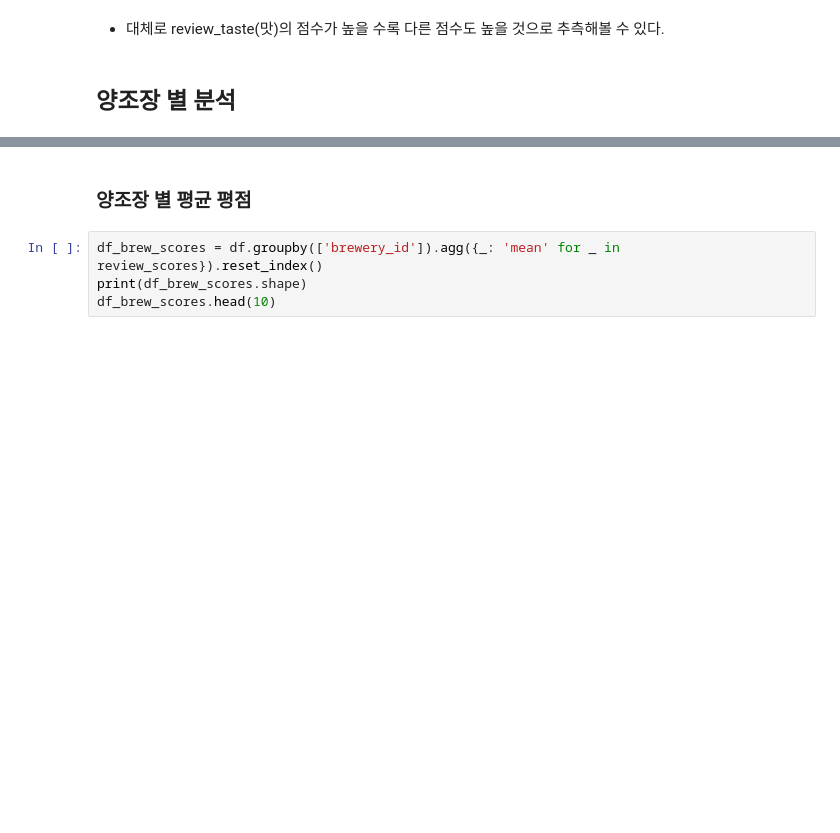
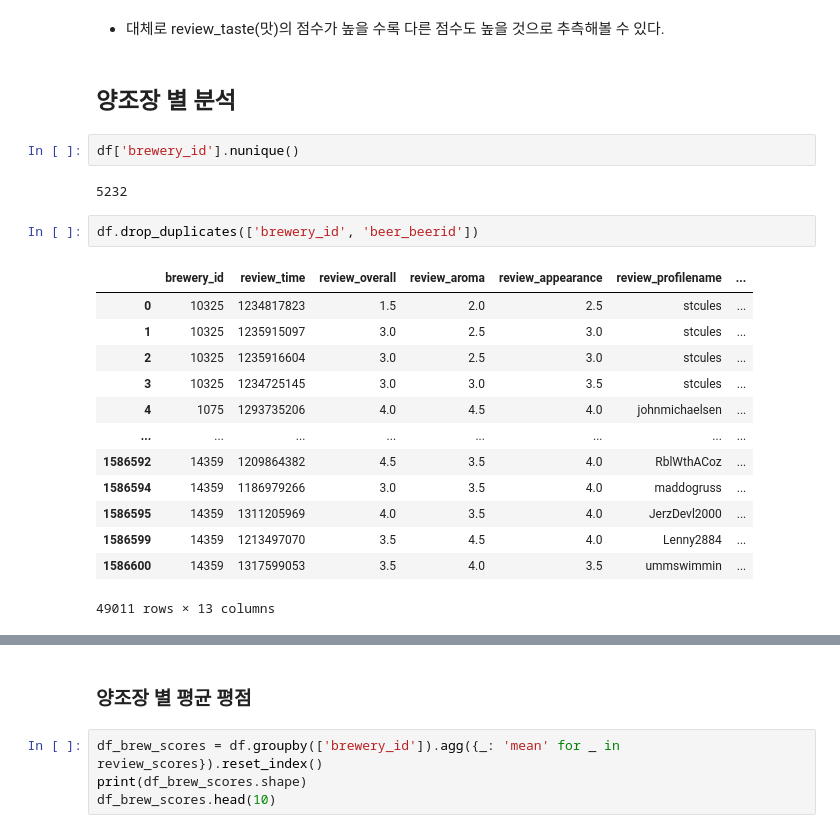
Before and after one commit to MoonsRainbow/DataAnalysis, a Jupyter notebook: BeerReview/BeerReview.ipynb, the cells around one changed output, grey strips where cells are left out. Drawn from its saved outputs; the diff is of its cells as text; blank space fills up the shorter version.

```diff
--- a/BeerReview/BeerReview.ipynb
+++ b/BeerReview/BeerReview.ipynb
@@ -377,3 +377,23 @@ df[review_scores[:-1] + ['beer_abv', 'beer_abv_log1p']].corr()
 - 대체로 review_taste(맛)의 점수가 높을 수록 다른 점수도 높을 것으로 추측해볼 수 있다.
 # %% [markdown]
 ## 양조장 별 분석
+# %%
+df['brewery_id'].nunique()
+# %% [output]
+5232
+# %%
+df.drop_duplicates(['brewery_id', 'beer_beerid'])
+# %% [output]
+|  | brewery_id | review_time | review_overall | review_aroma | review_appearance | review_profilename | ... |
+| 0 | 10325 | 1234817823 | 1.5 | 2.0 | 2.5 | stcules | ... |
+| 1 | 10325 | 1235915097 | 3.0 | 2.5 | 3.0 | stcules | ... |
+| 2 | 10325 | 1235916604 | 3.0 | 2.5 | 3.0 | stcules | ... |
+| 3 | 10325 | 1234725145 | 3.0 | 3.0 | 3.5 | stcules | ... |
+| 4 | 1075 | 1293735206 | 4.0 | 4.5 | 4.0 | johnmichaelsen | ... |
+| ... | ... | ... | ... | ... | ... | ... | ... |
+| 1586592 | 14359 | 1209864382 | 4.5 | 3.5 | 4.0 | RblWthACoz | ... |
+| 1586594 | 14359 | 1186979266 | 3.0 | 3.5 | 4.0 | maddogruss | ... |
+| 1586595 | 14359 | 1311205969 | 4.0 | 3.5 | 4.0 | JerzDevl2000 | ... |
+| 1586599 | 14359 | 1213497070 | 3.5 | 4.5 | 4.0 | Lenny2884 | ... |
+| 1586600 | 14359 | 1317599053 | 3.5 | 4.0 | 3.5 | ummswimmin | ... |
+49011 rows × 13 columns
```
Also changed, not shown: parts of 28 cells of this notebook.
